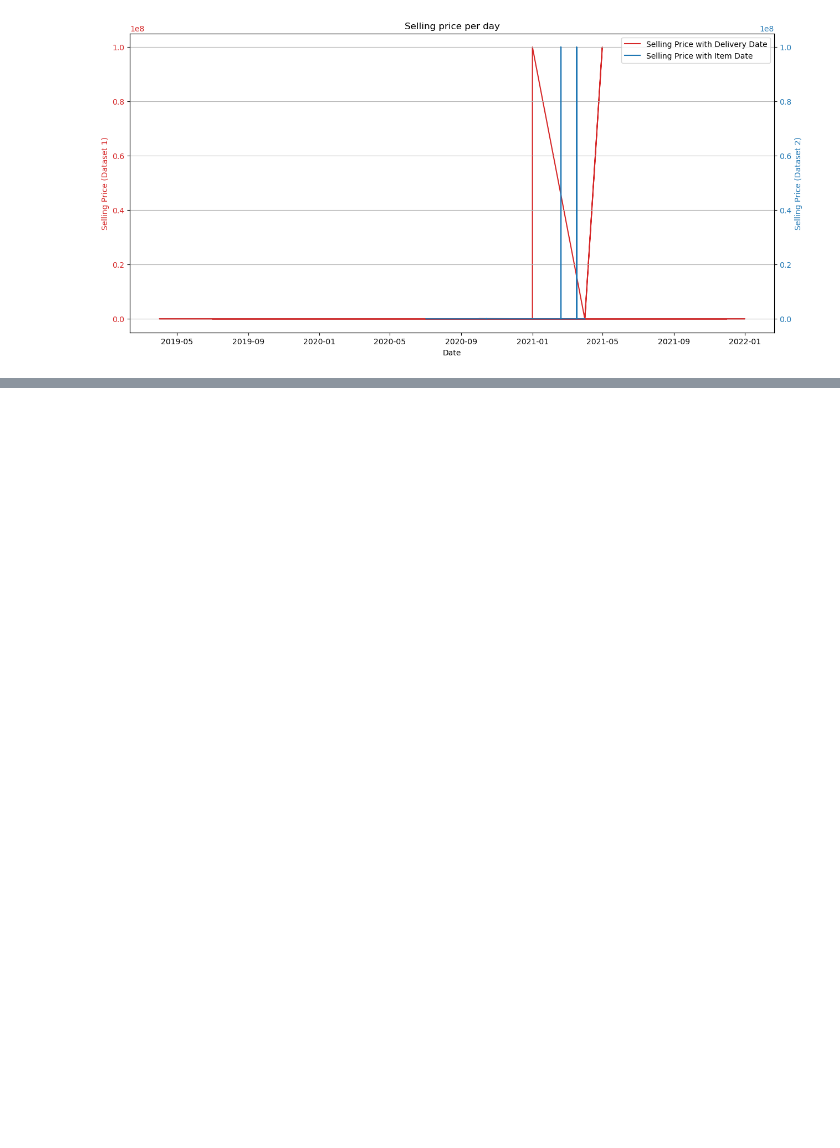
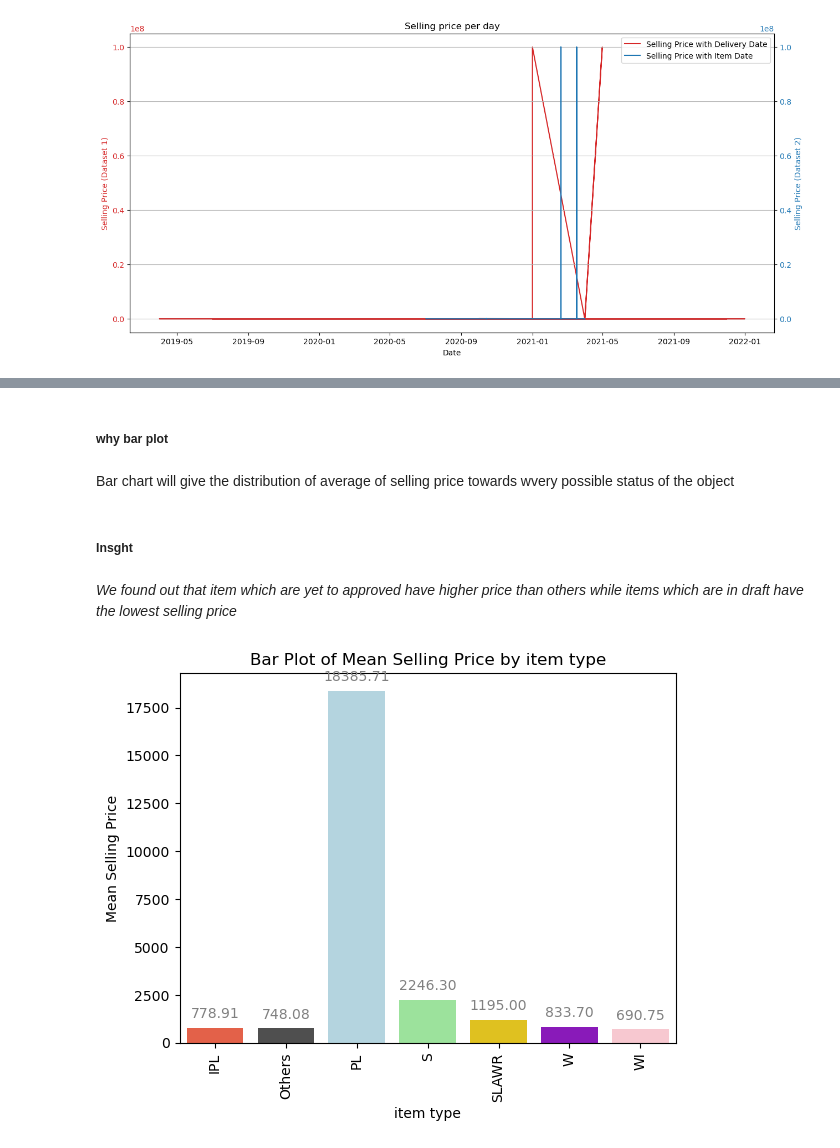
Before and after one commit to surya81/myproject, a Jupyter notebook: Untitled.ipynb, the cells around one changed output, grey strips where cells are left out. Cells and saved outputs as stored; diff of their text form; code cells hidden in the pictures; blank space fills up the shorter version.

```diff
--- a/Untitled.ipynb
+++ b/Untitled.ipynb
@@ -374,0 +462,33 @@ plt.show()
+# %% [markdown]
+##### why bar plot
+# %% [markdown]
+Bar chart will give the distribution of average of selling price towards wvery possible status of the object
+# %% [markdown]
+##### Insght
+# %% [markdown]
+*We found out that item which are yet to approved have higher price than others while items which are in draft have the lowest selling price*
+# %%
+
+# Define color palette for the bar plot
+colors = ["#FC4F30", "#4F4F4F", "#ADD8E6", "#90EE90", "#FFD700", "#9400D3", "#FFC0CB", "#FF5733", "#800000"]
+
+# Create bar plot using Seaborn's barplot function
+ax = sns.barplot(data=daily_offers_dataset.groupby("item type")["selling_price"].mean().reset_index(), x="item type", y="selling_price", palette=colors)
+
+# Set plot title and axis labels
+plt.title("Bar Plot of Mean Selling Price by item type")
+plt.xlabel("item type")
+plt.ylabel("Mean Selling Price")
+# Annotate value of each box on top of the bars
+for p in ax.patches:
+    ax.annotate("%.2f" % p.get_height(), (p.get_x() + p.get_width() / 2., p.get_height()),
+        ha='center', va='center', fontsize=10, color='gray', xytext=(0, 10),
+        textcoords='offset points')
+
+# Rotate x-axis labels by 45 degrees
+plt.xticks(rotation=90)
+
+# Show the plot
+plt.show()
+# %% [output]
+[figure, added]
```
Also changed, not shown: parts of 49 cells of this notebook.
